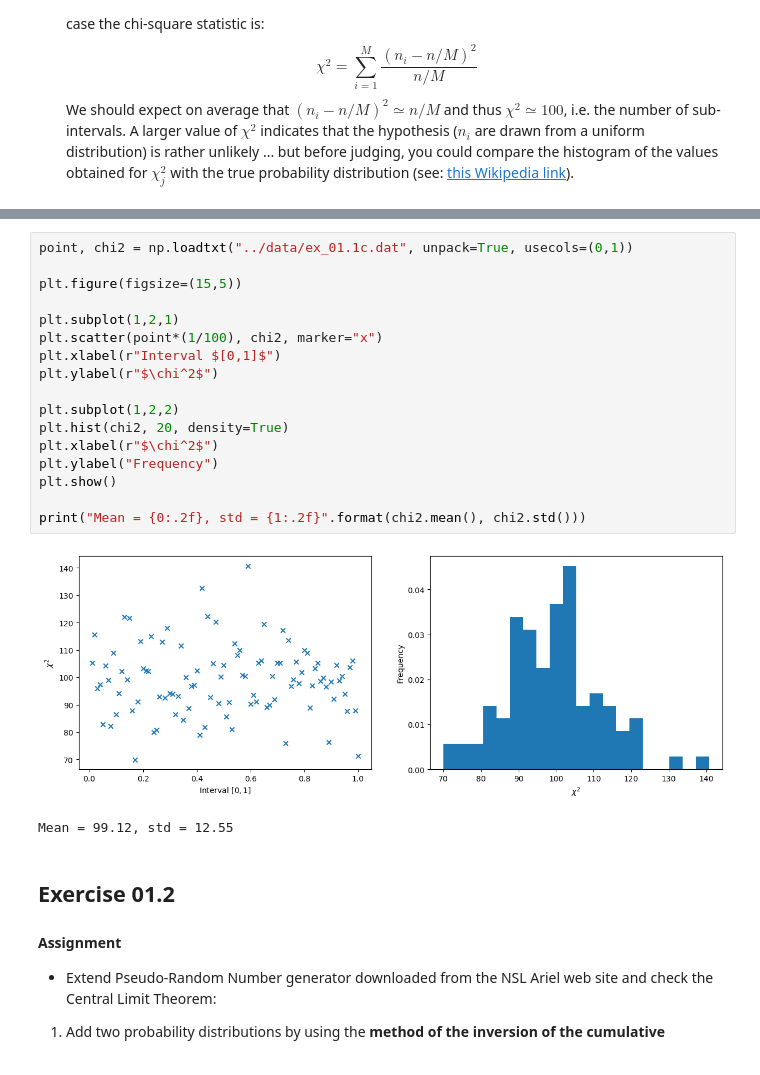
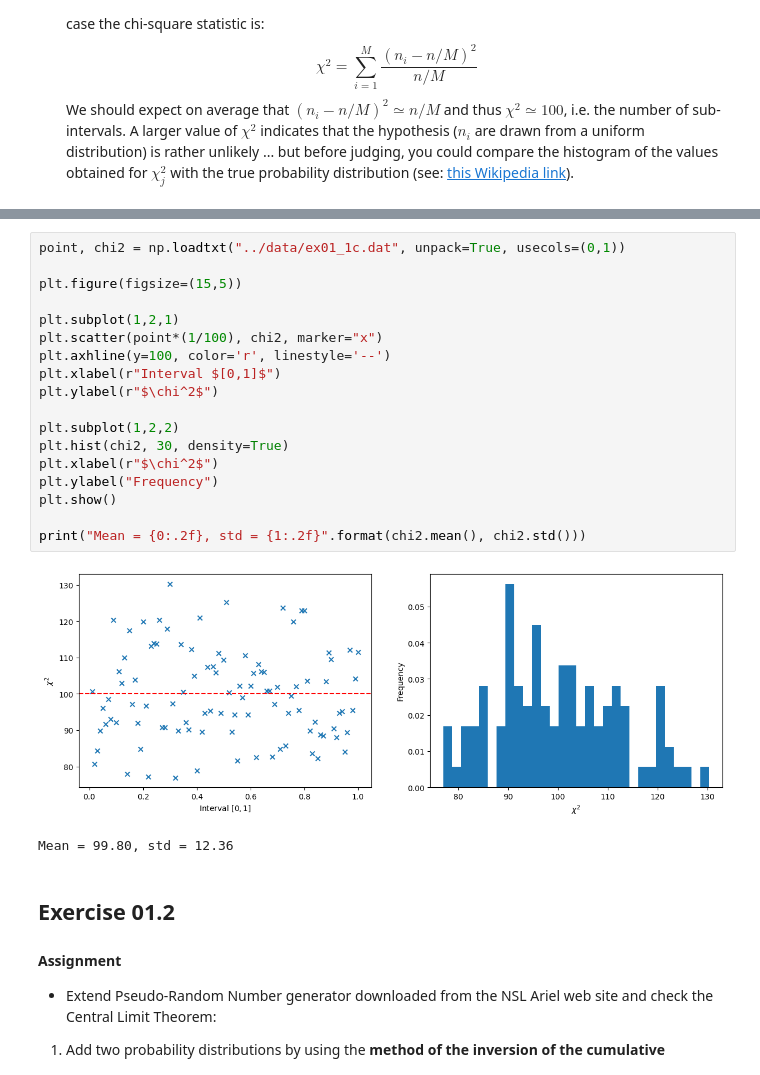
Before and after one commit to stevelonny/labsimnum, a Jupyter notebook: notebooks/exercise_01.ipynb, the cells around one changed output, grey strips where cells are left out. Saved outputs shown, nothing was run; the diff lists cells and outputs as text.

```diff
--- a/notebooks/exercise_01.ipynb
+++ b/notebooks/exercise_01.ipynb
@@ -70,23 +92,24 @@ plt.show()
 # %%
-point, chi2 = np.loadtxt("../data/ex_01.1c.dat", unpack=True, usecols=(0,1))
+point, chi2 = np.loadtxt("../data/ex01_1c.dat", unpack=True, usecols=(0,1))
 
 plt.figure(figsize=(15,5))
 
 plt.subplot(1,2,1)
 plt.scatter(point*(1/100), chi2, marker="x")
+plt.axhline(y=100, color='r', linestyle='--')
 plt.xlabel(r"Interval $[0,1]$")
 plt.ylabel(r"$\chi^2$")
 
 plt.subplot(1,2,2)
-plt.hist(chi2, 20, density=True)
+plt.hist(chi2, 30, density=True)
 plt.xlabel(r"$\chi^2$")
 plt.ylabel("Frequency")
 plt.show()
 
 print("Mean = {0:.2f}, std = {1:.2f}".format(chi2.mean(), chi2.std()))
 # %% [output]
-[figure, old version]
+[figure, new version]
-Mean = 99.12, std = 12.55
+Mean = 99.80, std = 12.36
 # %% [markdown]
 ## Exercise 01.2
 
```
Also changed, not shown: parts of 10 cells of this notebook, 17 other files.
